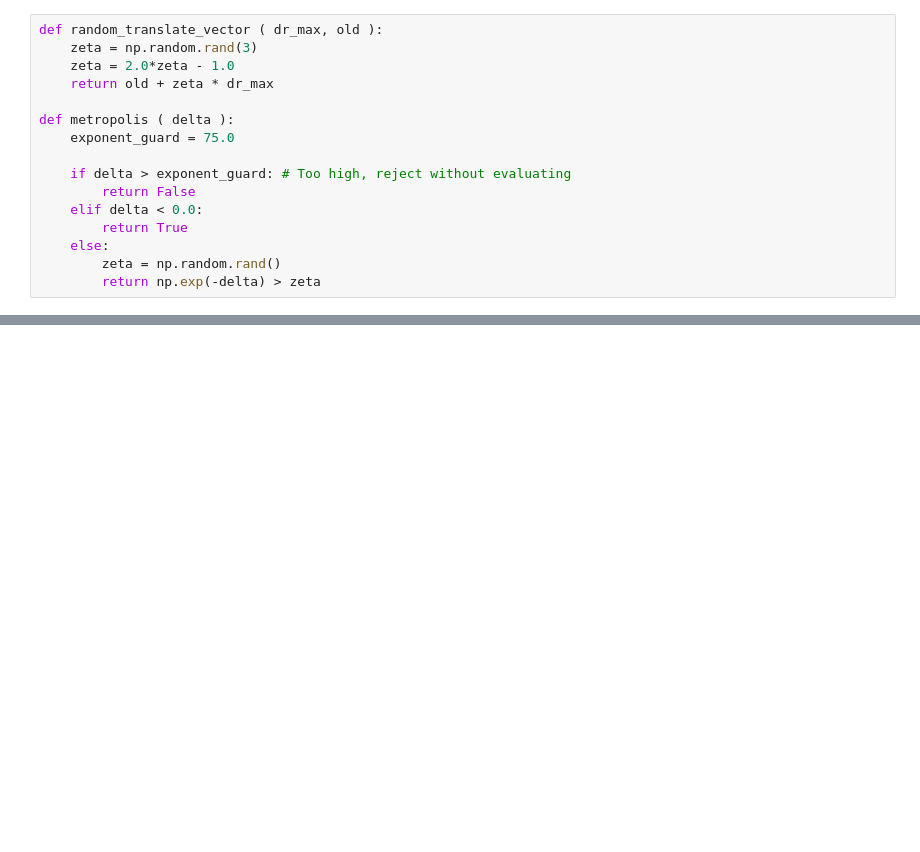
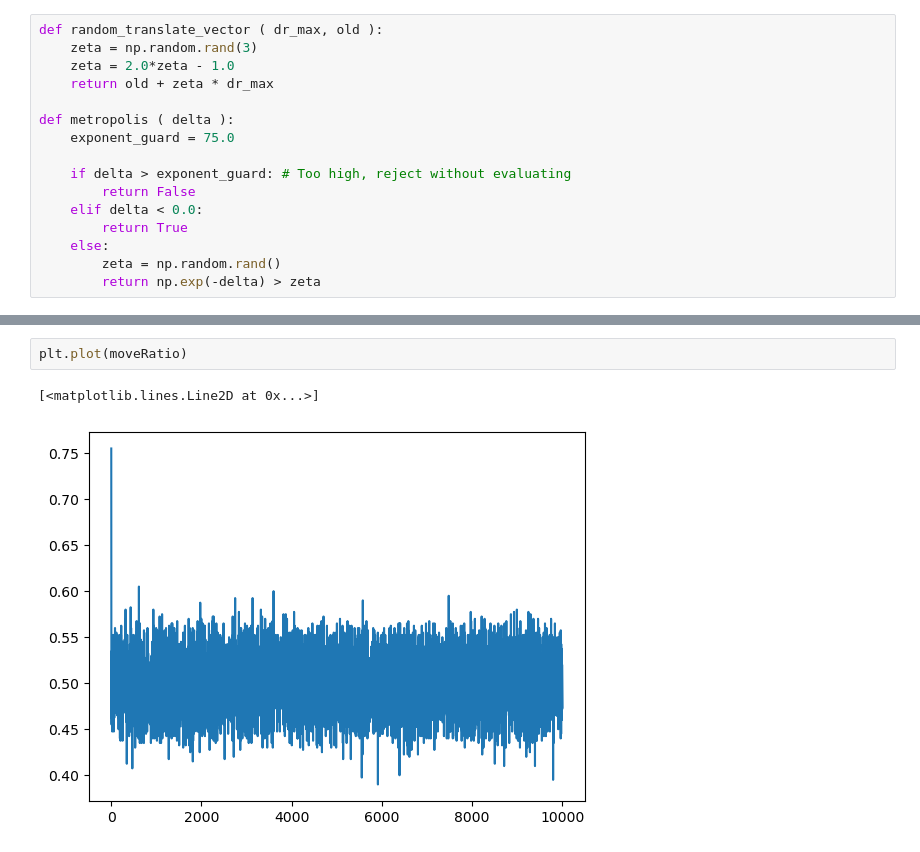
Before and after one commit to qiaochongzhi/MC_for_beginner, a Jupyter notebook: MC_NVT.ipynb, the cells around one changed output, grey strips where cells are left out. Saved outputs shown, nothing was run; the diff lists cells and outputs as text; blank space fills up the shorter version.

```diff
--- a/MC_NVT.ipynb
+++ b/MC_NVT.ipynb
@@ -135,0 +282,5 @@ def metropolis ( delta ):
+# %%
+plt.plot(moveRatio)
+# %% [output]
+[<matplotlib.lines.Line2D at 0x...>]
+[figure, added]
```
Also changed, not shown: parts of 22 cells of this notebook, 6 other files.
